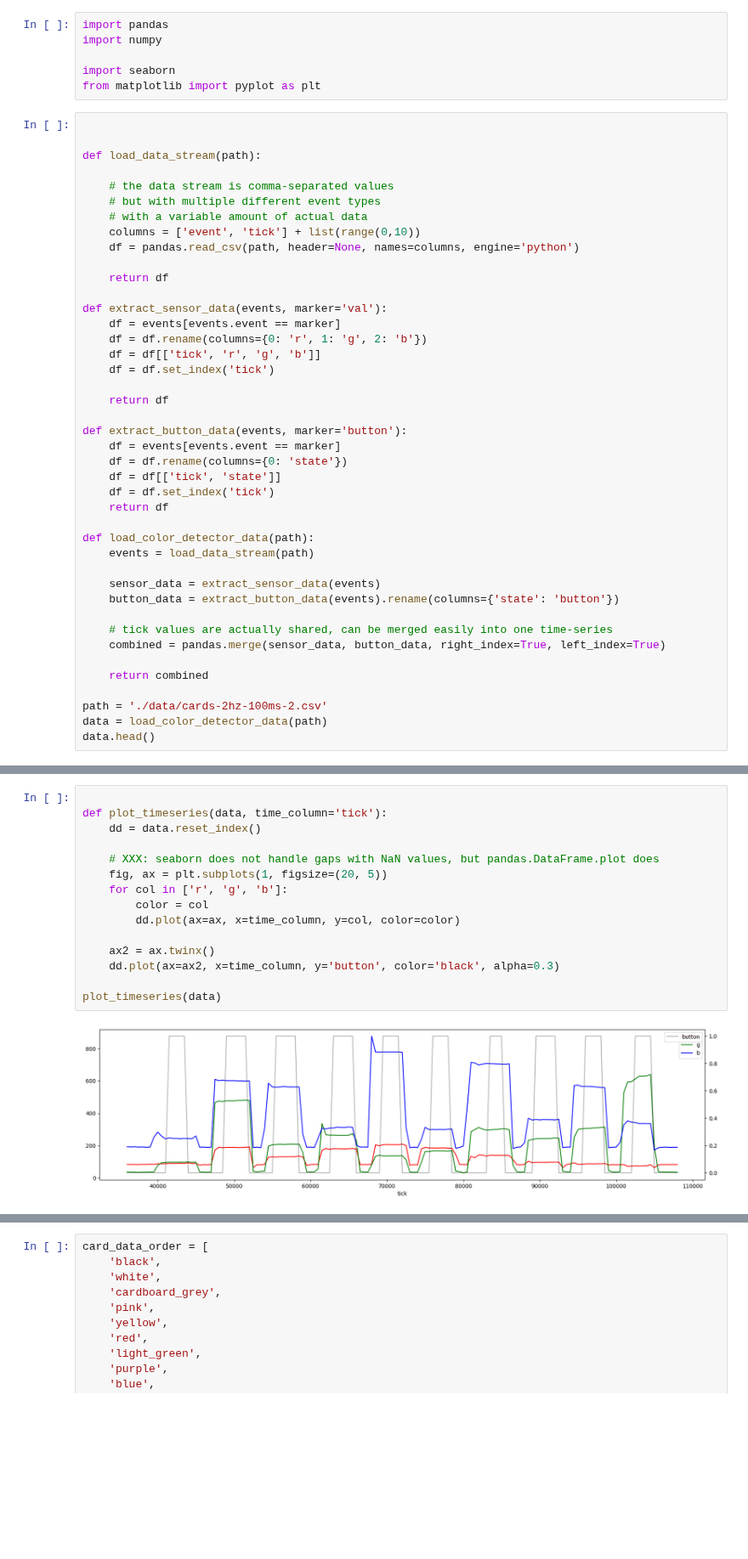
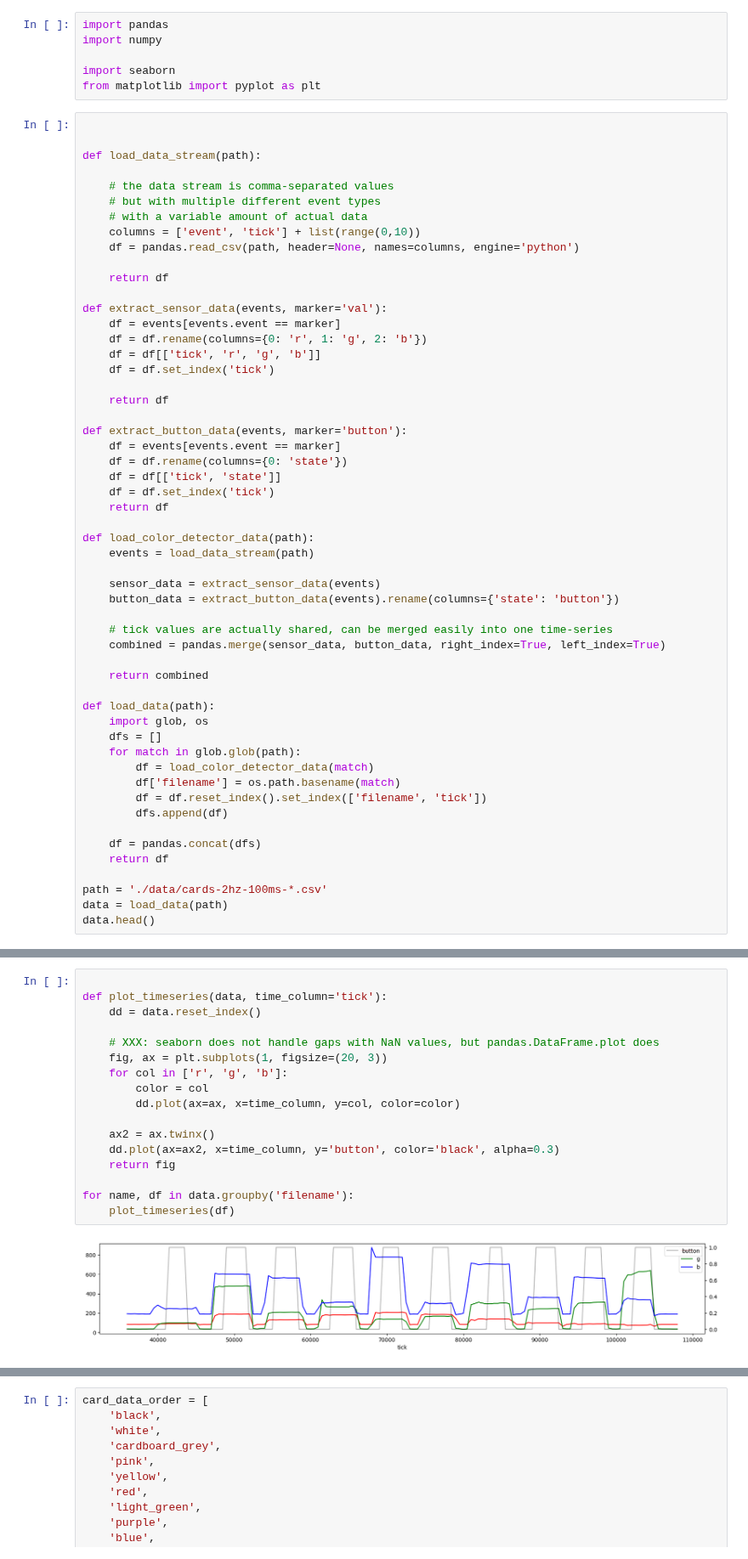
Before and after one commit to jonnor/embeddedml, a Jupyter notebook: emlearn/colordetector/Explore.ipynb, the cells around one changed output, grey strips where cells are left out. Shown at 85% size. Drawn from its saved outputs; the diff is of its cells as text; blank space fills up the shorter version.

Commit message:
colordetector: Add and load multiple series of data
Still good separability, apart from pink/purple

```diff
--- a/emlearn/colordetector/Explore.ipynb
+++ b/emlearn/colordetector/Explore.ipynb
@@ -43,7 +43,19 @@ def load_color_detector_data(path):
 
     return combined
 
-path = './data/cards-2hz-100ms-2.csv'
-data = load_color_detector_data(path)
+def load_data(path):
+    import glob, os
+    dfs = []
+    for match in glob.glob(path):
+        df = load_color_detector_data(match)
+        df['filename'] = os.path.basename(match)
+        df = df.reset_index().set_index(['filename', 'tick'])
+        dfs.append(df)
+
+    df = pandas.concat(dfs)
+    return df
+
+path = './data/cards-2hz-100ms-*.csv'
+data = load_data(path)
 data.head()
 # %% [output]
@@ -62,17 +69,19 @@ seaborn.lineplot(data=data.reset_index(), x='tick', y='button')
 # %%
 
 def plot_timeseries(data, time_column='tick'):
     dd = data.reset_index()
 
     # XXX: seaborn does not handle gaps with NaN values, but pandas.DataFrame.plot does
-    fig, ax = plt.subplots(1, figsize=(20, 5))
+    fig, ax = plt.subplots(1, figsize=(20, 3))
     for col in ['r', 'g', 'b']:
         color = col
         dd.plot(ax=ax, x=time_column, y=col, color=color)
 
     ax2 = ax.twinx()
     dd.plot(ax=ax2, x=time_column, y='button', color='black', alpha=0.3)
+    return fig
 
-plot_timeseries(data)
+for name, df in data.groupby('filename'):
+    plot_timeseries(df)
 # %% [output]
-[figure, old version]
+[figure, new version]
```
Also changed, not shown: parts of 7 cells of this notebook, 3 other files.
